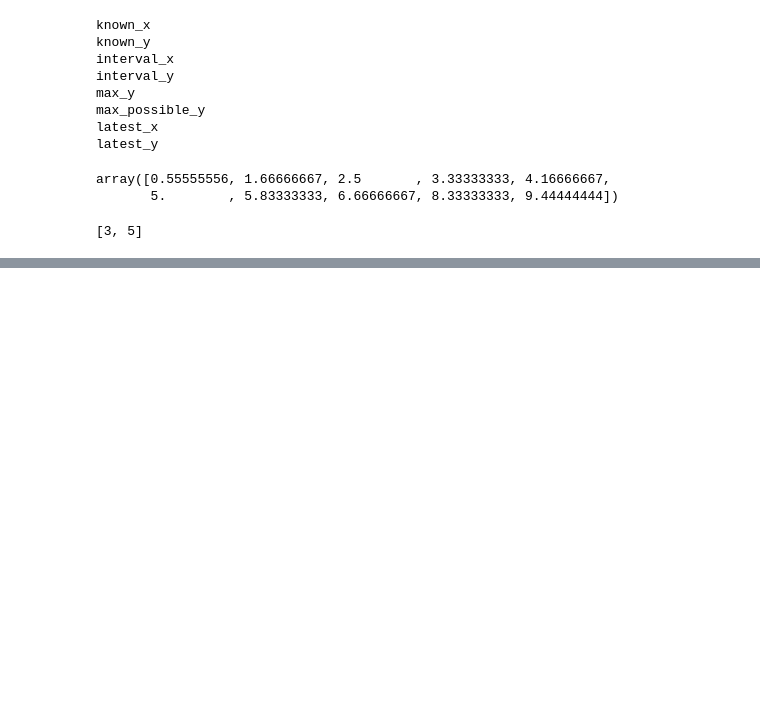
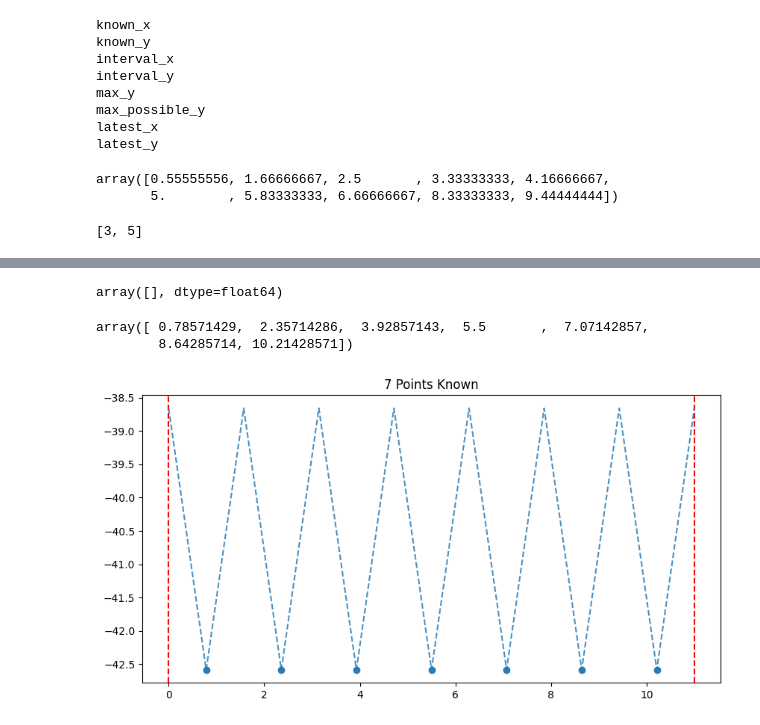
Before and after one commit to DevinGent/locating-maxima, a Jupyter notebook: tutorial.ipynb, the cells around one changed output, grey strips where cells are left out. Cells and saved outputs as stored; diff of their text form; code cells hidden in the pictures; blank space fills up the shorter version.

```diff
--- a/tutorial.ipynb
+++ b/tutorial.ipynb
@@ -163,0 +164,15 @@ approx2.results_df[approx2.results_df.index<5]
+# %%
+nonadapt_approx=ApproximateMaxima((0,11),5)
+nonadapt_approx.known_x
+# %% [output]
+array([], dtype=float64)
+# %%
+nonadapt_approx.add_n_points(7,'optimal',adaptive=False)
+nonadapt_approx.known_x
+# %% [output]
+array([ 0.78571429,  2.35714286,  3.92857143,  5.5       ,  7.07142857,
+        8.64285714, 10.21428571])
+# %%
+nonadapt_approx.display_graphs()
+# %% [output]
+[figure, added]
```
Also changed, not shown: parts of 13 cells of this notebook, 1 other file.
